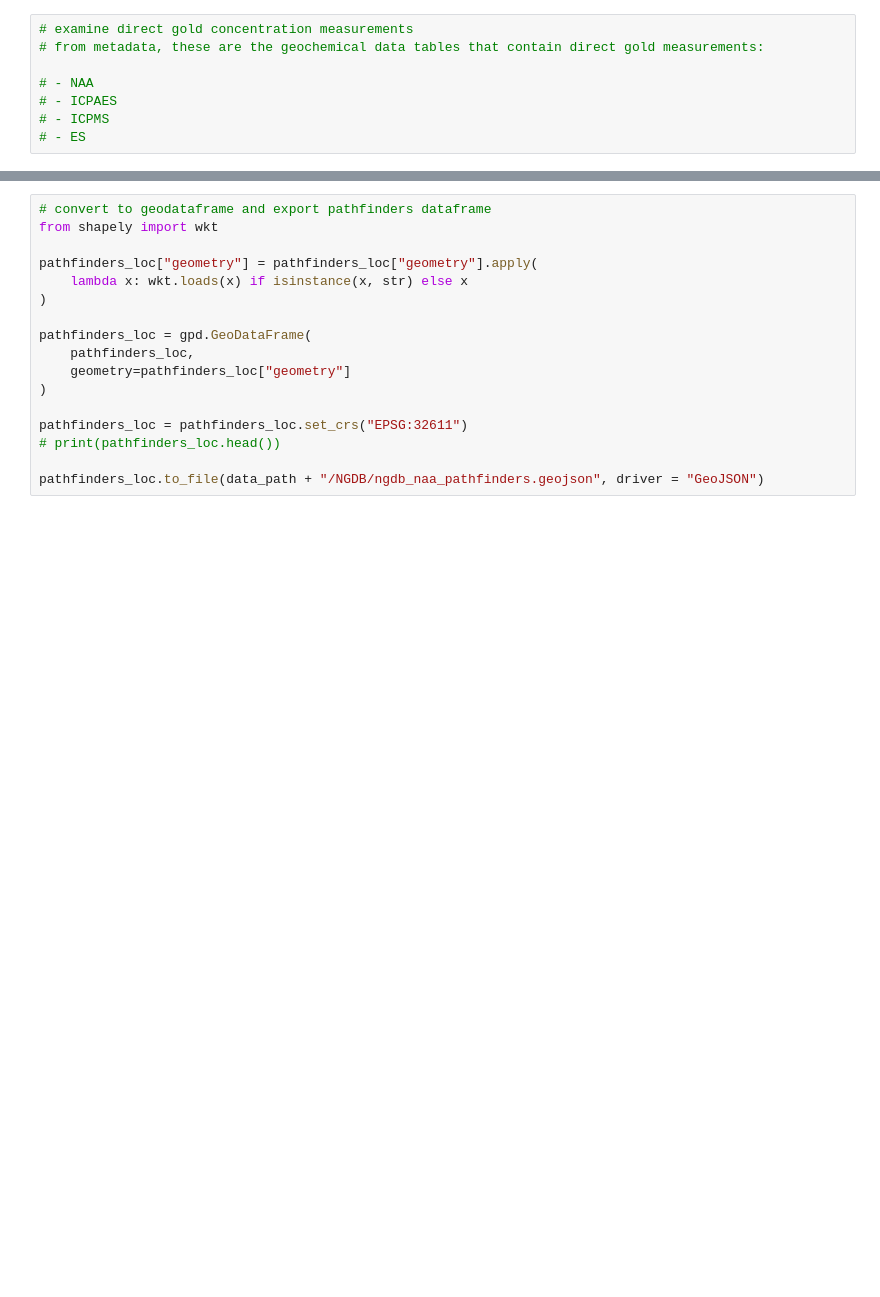
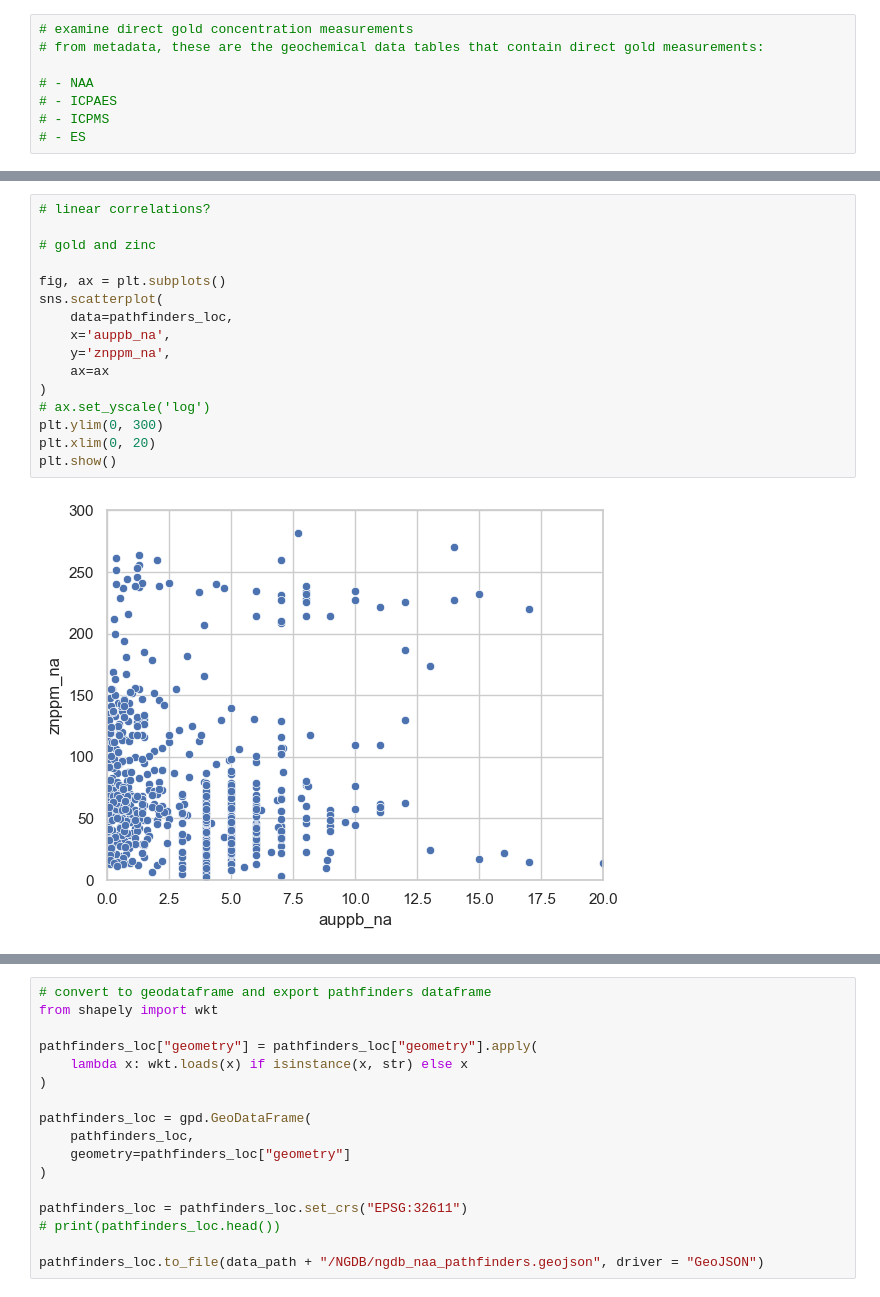
Before and after one commit to adbyerly/prospectivity_model, a Jupyter notebook: notebooks/02b_eda_NGDB.ipynb, the cells around one changed output, grey strips where cells are left out. Saved outputs shown, nothing was run; the diff lists cells and outputs as text; blank space fills up the shorter version.

```diff
--- a/notebooks/02b_eda_NGDB.ipynb
+++ b/notebooks/02b_eda_NGDB.ipynb
@@ -209,0 +379,18 @@ pathfinders_loc.drop(columns=['cuppm_na', 'hgppm_na'], inplace=True)
+# %%
+# linear correlations?
+
+# gold and zinc
+
+fig, ax = plt.subplots()
+sns.scatterplot(
+    data=pathfinders_loc,
+    x='auppb_na',
+    y='znppm_na',
+    ax=ax
+)
+# ax.set_yscale('log')
+plt.ylim(0, 300)
+plt.xlim(0, 20)
+plt.show()
+# %% [output]
+[figure, added]
```
Also changed, not shown: parts of 18 cells of this notebook.
